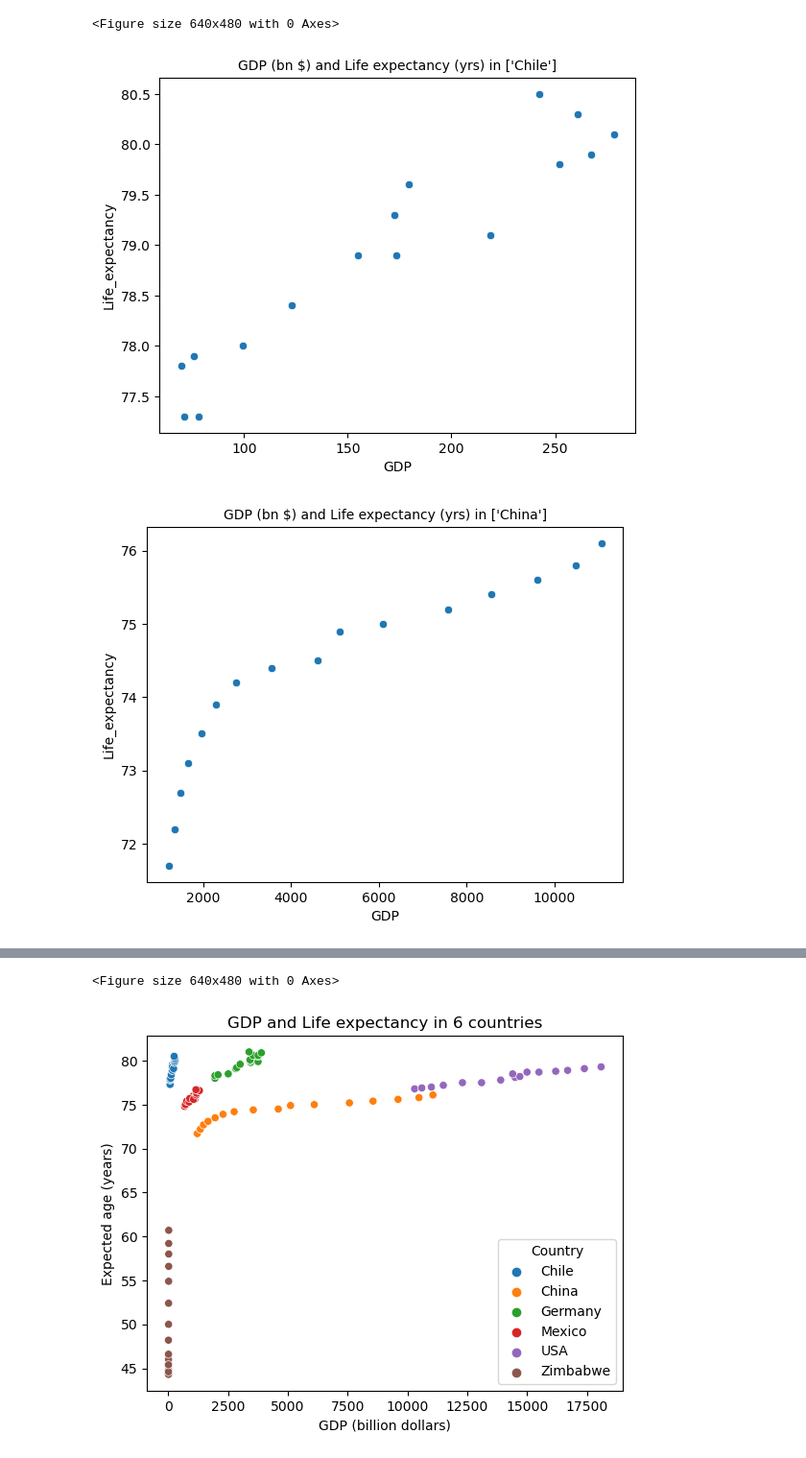
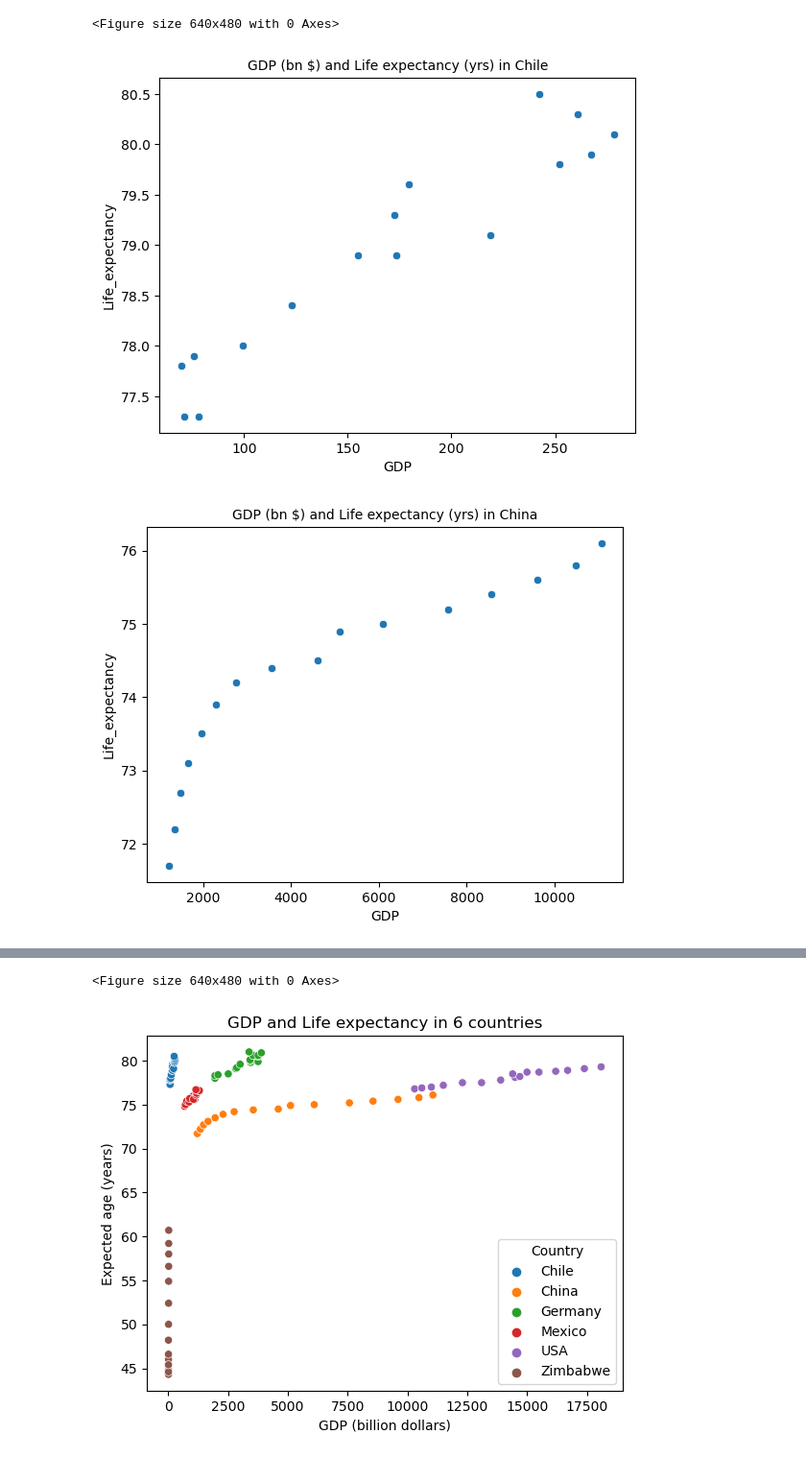
Before and after one commit to LiZoMark841619/GDP_Life_expectancy, a Jupyter notebook: GDP_Life_expectancy/life_expectancy_gdp.ipynb, the cells around one changed output, grey strips where cells are left out. Shown at 96% size. Drawn from its saved outputs; the diff is of its cells as text; code cells hidden in the pictures.

```diff
--- a/GDP_Life_expectancy/life_expectancy_gdp.ipynb
+++ b/GDP_Life_expectancy/life_expectancy_gdp.ipynb
@@ -211,9 +211,9 @@ countries = [chile, china, ger, mex, usa, zimb]
 # %%
 for country in countries:
     sns.scatterplot(x='GDP', y='Life_expectancy', data=country)
-    plt.title(f'GDP (bn $) and Life expectancy (yrs) in {country.Country.unique()}', fontsize=10)
+    plt.title(f'GDP (bn $) and Life expectancy (yrs) in {country.Country.unique()[0]}', fontsize=10)
     plt.show()
     plt.clf()
 # %% [output]
-[figure, old version]
+[figure, new version]
-[figure, old version]
+[figure, new version]
```
Also changed, not shown: parts of 2 cells of this notebook.
